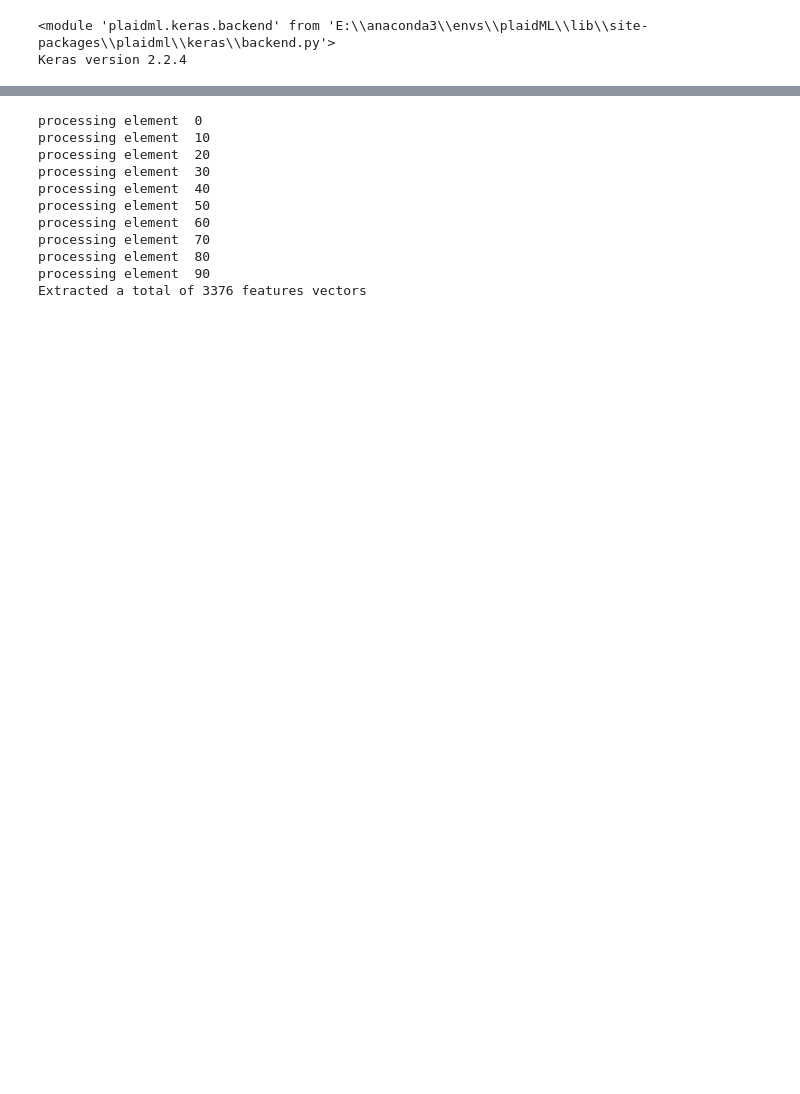
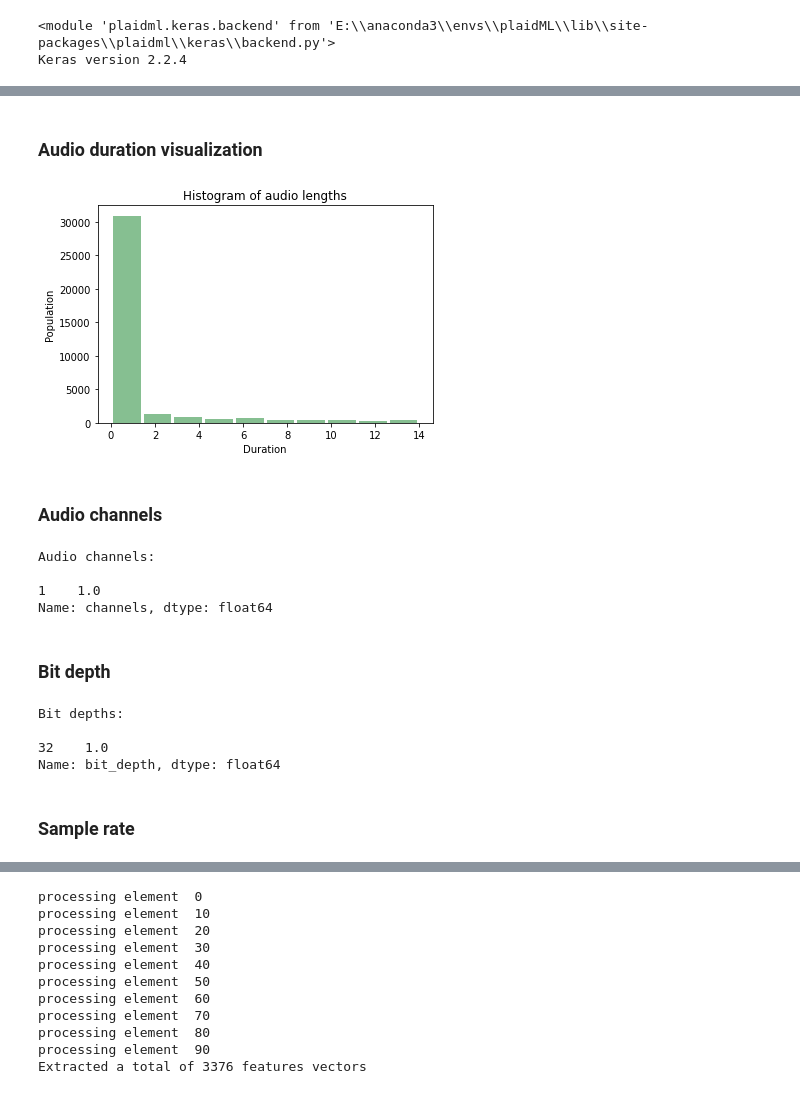
Before and after one commit to Prinzivalle/Sound-Event-Detection, a Jupyter notebook: project_plaidML_TUT_SED.ipynb, the cells around one changed output, grey strips where cells are left out. Cells and saved outputs as stored; diff of their text form; code cells hidden in the pictures; blank space fills up the shorter version.

```diff
--- a/project_plaidML_TUT_SED.ipynb
+++ b/project_plaidML_TUT_SED.ipynb
@@ -29,0 +57,33 @@ df = df.drop(columns=["drop1", "drop2"])
+# %%
+import struct
+import re
+
+directory = 'E:\\Xception\\TUT-SED-synthetic-2016\\audio\\'
+
+# support to read file header and return audio properties
+def read_header(filename):
+    wave = open(filename,"rb")
+    riff = wave.read(12)
+    fmat = wave.read(36)
+    num_channels_string = fmat[10:12]
+    num_channels = struct.unpack('<H', num_channels_string)[0]
+    sample_rate_string = fmat[12:16]
+    sample_rate = struct.unpack("<I",sample_rate_string)[0]
+    bit_depth_string = fmat[22:24]
+    bit_depth = struct.unpack("<H",bit_depth_string)[0]
+    return (num_channels, sample_rate, bit_depth)
+
+# Read every file header to collect audio properties
+audiodata = []
+for index, row in df.iterrows():
+    cat = str(row["label"])
+    name = str(row["file"])
+    i = name[:-4]
+    i = i[33:]
+    file_name = directory+'TUT-SED-synthetic-2016-mix-'+str(i)+'.wav'
+    audio_props = read_header(file_name)
+    duration = row['offset'] - row['onset']
+    audiodata.append((name, cat, duration) + audio_props)
+
+# Convert into a Pandas dataframe
+audiodatadf = pd.DataFrame(audiodata, columns=['file', 'class', 'duration', 'channels','sample_rate','bit_depth'])
@@ -29,0 +108,37 @@ df = df.drop(columns=["drop1", "drop2"])
+# %% [markdown]
+### Audio duration visualization
+# %%
+import matplotlib.pyplot as plt
+
+
+plt.hist(audiodatadf['duration'], rwidth=0.9, color='#86bf91')
+
+plt.xlabel('Duration')
+plt.ylabel('Population')
+plt.title('Histogram of audio lengths')
+plt.grid(False)
+plt.show()
+# %% [output]
+[figure, added]
+# %% [markdown]
+### Audio channels
+# %%
+print("Audio channels:\n")
+print(audiodatadf.channels.value_counts(normalize=True))
+# %% [output]
+Audio channels:
+
+1    1.0
+Name: channels, dtype: float64
+# %% [markdown]
+### Bit depth
+# %%
+print("Bit depths:\n")
+print(audiodatadf.bit_depth.value_counts(normalize=True))
+# %% [output]
+Bit depths:
+
+32    1.0
+Name: bit_depth, dtype: float64
+# %% [markdown]
+### Sample rate
```
Also changed, not shown: parts of 36 cells of this notebook.
